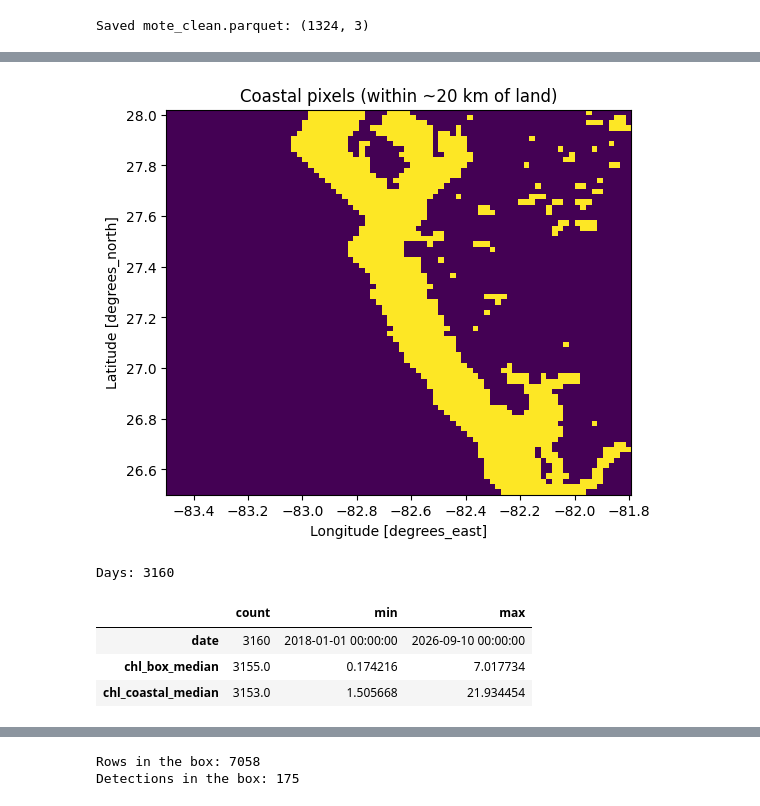
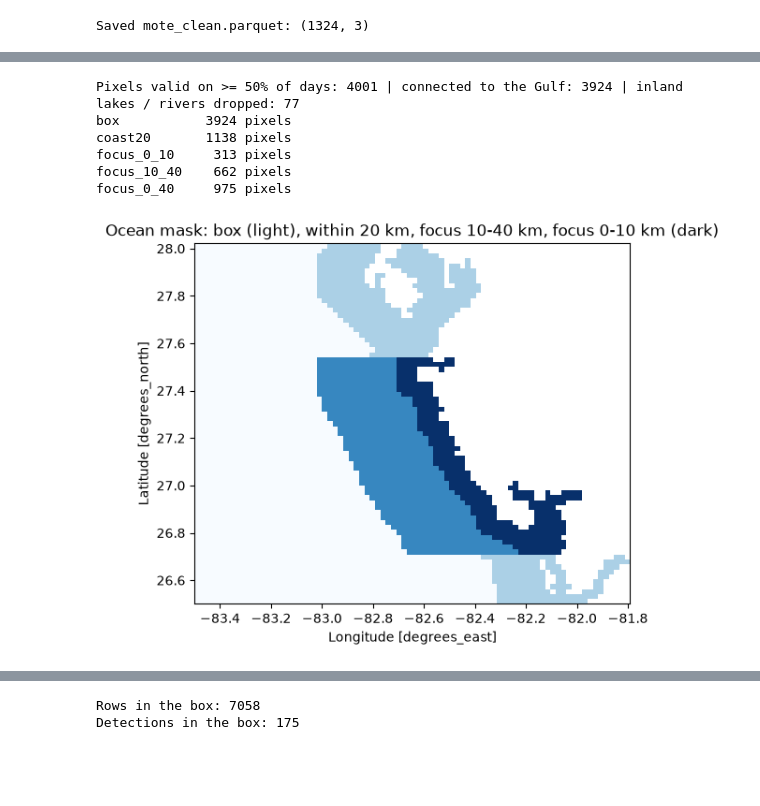
Before and after one commit to Break-Through-Tech/Biointerphase-1B-forecasting-harmful-algal-bloom-risk, a Jupyter notebook: notebooks/02_data_processing.ipynb, the cells around one changed output, grey strips where cells are left out. Saved outputs shown, nothing was run; the diff lists cells and outputs as text; code cells hidden in the pictures; blank space fills up the shorter version.

Commit message:
Rebuild data pipeline: focus-coast labels, site-week table, final feature sets

```diff
--- a/notebooks/02_data_processing.ipynb
+++ b/notebooks/02_data_processing.ipynb
@@ -533,23 +548,50 @@ Ocean pixels: 4001 | Coastal pixels: 1161
+# %%
+ds = xr.open_dataset(os.path.join(DATA, 'Chlorophyll_subset_sarasota_2018_2026.nc'))
+chl = ds['chlor_a'].load()
+
+# Use the date only
+chl = chl.assign_coords(time=pd.to_datetime(chl['time'].values).normalize())
+
+# Ocean = pixels with data on at least half of the days AND part of the water body connected to the Gulf
+often_valid = (chl.notnull().mean('time') >= 0.5).values
+pieces, _ = label(often_valid)
+sizes = np.bincount(pieces.ravel())
+sizes[0] = 0
+ocean_np = pieces == sizes.argmax()
+ocean = xr.DataArray(ocean_np, coords={'latitude': chl.latitude, 'longitude': chl.longitude}, dims=('latitude', 'longitude'))
+print('Pixels valid on >= 50% of days:', int(often_valid.sum()), '| connected to the Gulf:', int(ocean_np.sum()),
+      '| inland lakes / rivers dropped:', int(often_valid.sum() - ocean_np.sum()))
+
+# Distance from each ocean pixel to the nearest non-ocean pixel (km)
+dy = abs(float(chl.latitude[1] - chl.latitude[0])) * 111.2
+dx = abs(float(chl.longitude[1] - chl.longitude[0])) * 111.2 * np.cos(np.deg2rad(27.25))
+dist_coast = xr.DataArray(distance_transform_edt(ocean_np, sampling=(dy, dx)), coords=ocean.coords, dims=ocean.dims)
+
+# Zones
+lat2d = xr.broadcast(chl.latitude, chl.longitude)[0]
+focus = ocean & (lat2d >= 26.70) & (lat2d <= 27.55)
+zones = {
+    'box': ocean,
+    'coast20': ocean & (dist_coast <= 20),
+    'focus_0_10': focus & (dist_coast <= 10),
+    'focus_10_40': focus & (dist_coast > 10) & (dist_coast <= 40),
+    'focus_0_40': focus & (dist_coast <= 40),
+}
+for name, mask in zones.items():
+    print(f'{name:12s} {int(mask.sum()):5d} pixels')
+# %% [output]
+Pixels valid on >= 50% of days: 4001 | connected to the Gulf: 3924 | inland lakes / rivers dropped: 77
+box           3924 pixels
+coast20       1138 pixels
+focus_0_10     313 pixels
+focus_10_40    662 pixels
+focus_0_40     975 pixels
 # %%
-# Check the coastal mask on a map
-coastal.astype(int).plot(figsize=(6, 5), add_colorbar=False)
-plt.title('Coastal pixels (within ~20 km of land)')
+# Check the zones on a map
+zone_map = xr.zeros_like(dist_coast).where(ocean)
+zone_map = zone_map.where(~zones['coast20'], 1).where(~zones['focus_10_40'], 2).where(~zones['focus_0_10'], 3)
+zone_map.plot(figsize=(6, 5), add_colorbar=False, cmap='Blues')
+plt.title('Ocean mask: box (light), within 20 km, focus 10-40 km, focus 0-10 km (dark)')
 plt.show()
 # %% [output]
-[figure, old version]
+[figure, new version]
-# %%
-# Daily medians (days with no valid pixels stay NaN)
-chl_daily = pd.DataFrame({
-    'date': pd.to_datetime(chl['time'].values),
-    'chl_box_median': chl.where(ocean).median(['latitude', 'longitude']).values,
-    'chl_coastal_median': chl.where(coastal).median(['latitude', 'longitude']).values,
-})
-
-print('Days:', len(chl_daily))
-chl_daily.describe().T[['count', 'min', 'max']]
-# %% [output]
-Days: 3160
-|  | count | min | max |
-| date | 3160 | 2018-01-01 00:00:00 | 2026-09-10 00:00:00 |
-| chl_box_median | 3155.0 | 0.174216 | 7.017734 |
-| chl_coastal_median | 3153.0 | 1.505668 | 21.934454 |
```
Also changed, not shown: parts of 36 cells of this notebook, 7 other files.
